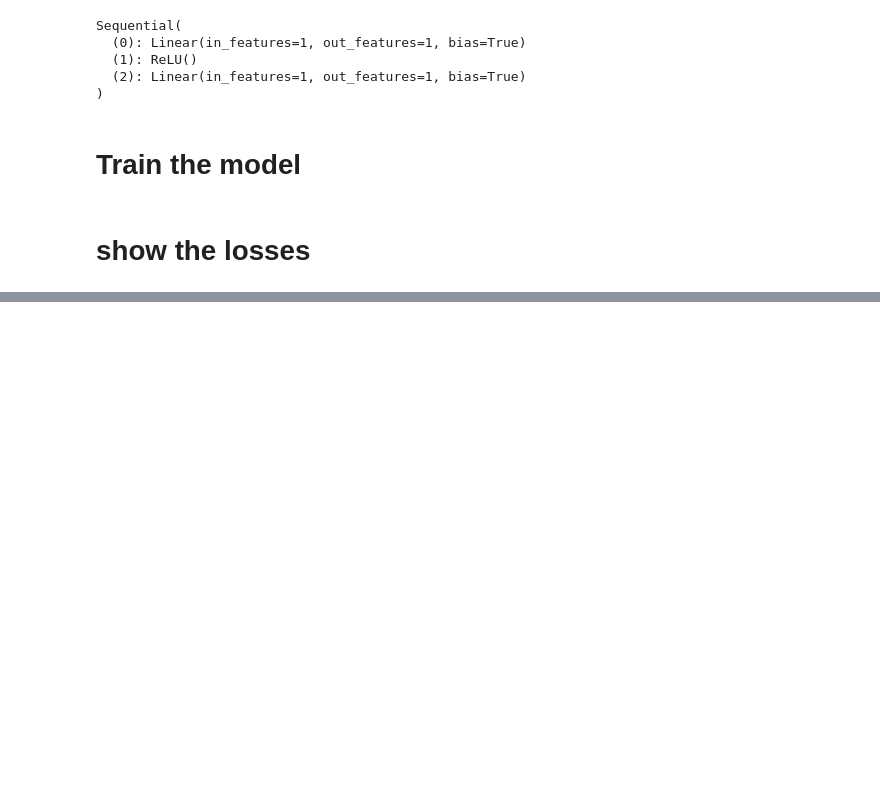
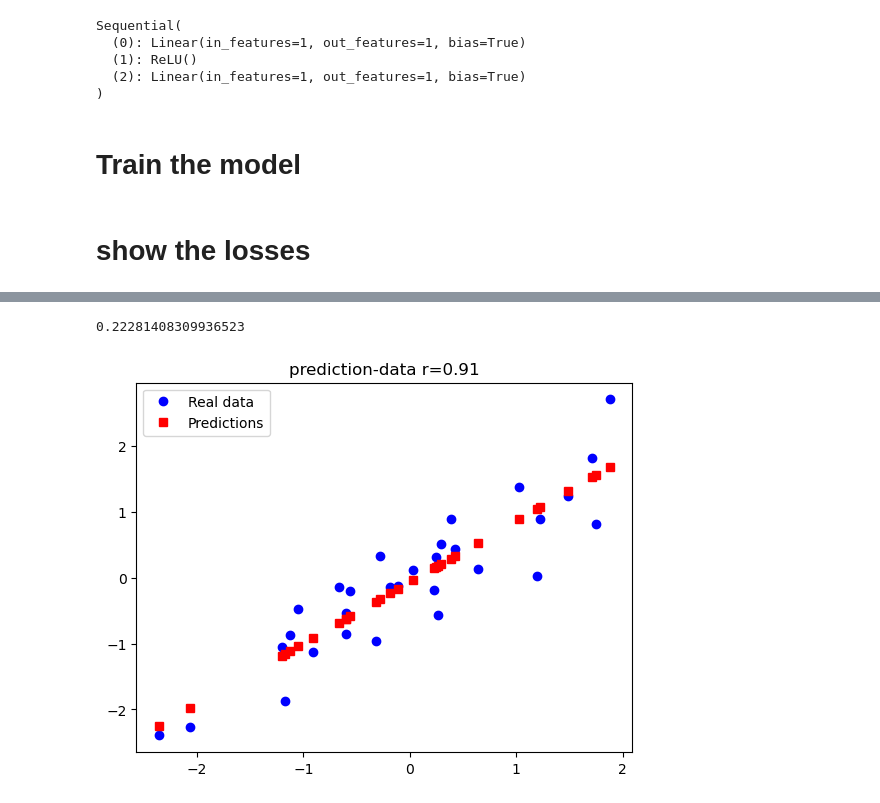
Before and after one commit to Mansour-E/LLM-Deep-learning, a Jupyter notebook: 03-ANN/myregression.ipynb, the cells around one changed output, grey strips where cells are left out. Cells and saved outputs as stored; diff of their text form; code cells hidden in the pictures; blank space fills up the shorter version.

```diff
--- a/03-ANN/myregression.ipynb
+++ b/03-ANN/myregression.ipynb
@@ -88,0 +87,13 @@ plt.show()
+# %%
+testloss.detach()
+testloss.item()
+# %% [output]
+0.22281408309936523
+# %%
+plt.plot(x,y,'bo', label = 'Real data')
+plt.plot(x,  predictions.detach() , 'rs', label= 'Predictions')
+plt.title(f'prediction-data r={np.corrcoef(y.T , predictions.detach().T)[0,1]:.2f}')
+plt.legend()
+plt.show()
+# %% [output]
+[figure, added]
```
Also changed, not shown: parts of 3 cells of this notebook, 1 other file.
